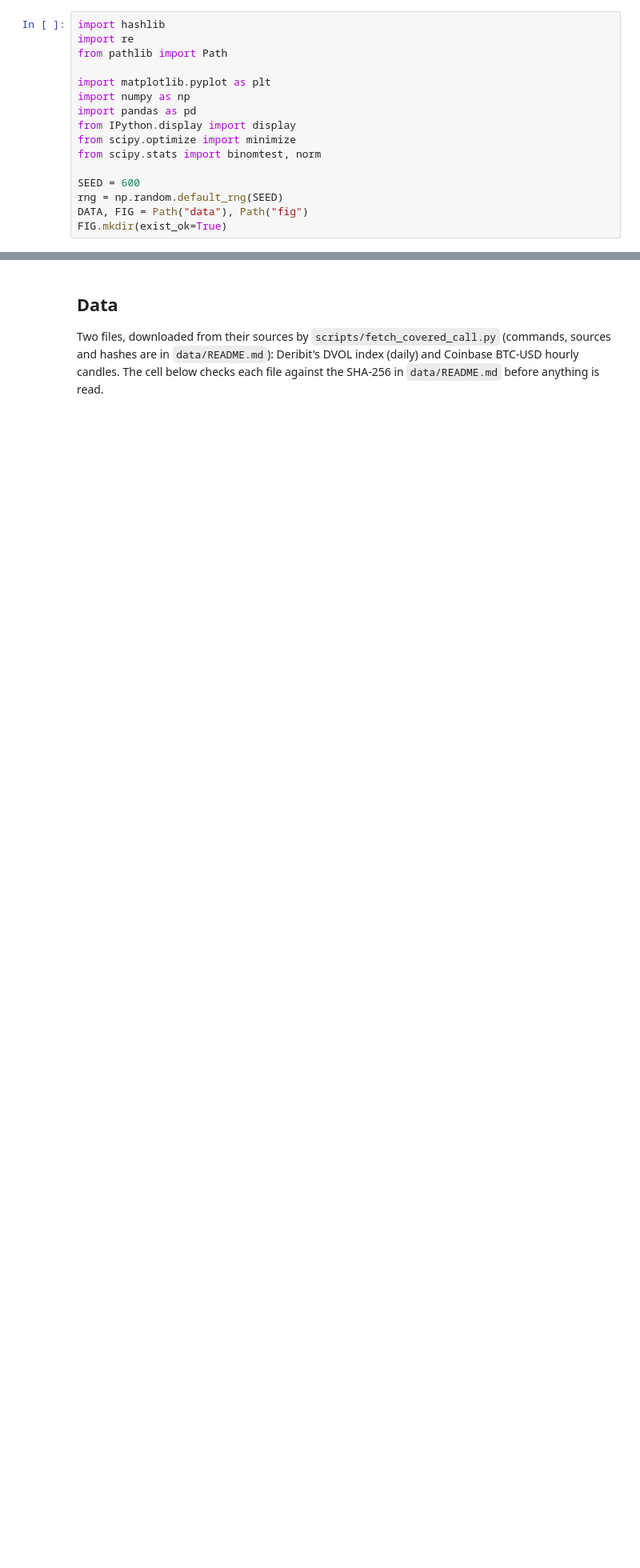
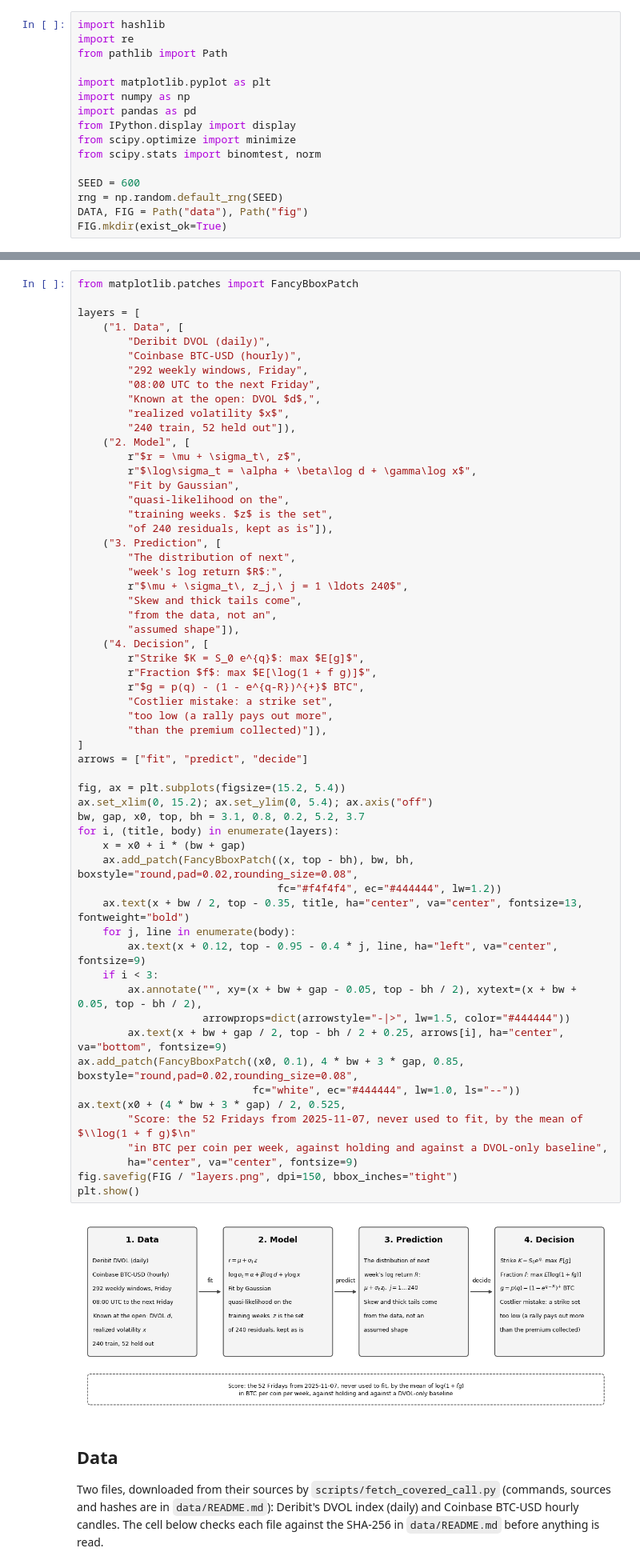
Before and after one commit to zmjohnso/aii600-final-project, a Jupyter notebook: analysis.ipynb, the cells around one changed output, grey strips where cells are left out. Shown at 80% size. Drawn from its saved outputs; the diff is of its cells as text; blank space fills up the shorter version.

```diff
--- a/analysis.ipynb
+++ b/analysis.ipynb
@@ -37,3 +35,63 @@ The layer diagram (data, model, prediction, decision) is still to be drawn for t
+# %%
+from matplotlib.patches import FancyBboxPatch
+
+layers = [
+    ("1. Data", [
+        "Deribit DVOL (daily)",
+        "Coinbase BTC-USD (hourly)",
+        "292 weekly windows, Friday",
+        "08:00 UTC to the next Friday",
+        "Known at the open: DVOL $d$,",
+        "realized volatility $x$",
+        "240 train, 52 held out"]),
+    ("2. Model", [
+        r"$r = \mu + \sigma_t\, z$",
+        r"$\log\sigma_t = \alpha + \beta\log d + \gamma\log x$",
+        "Fit by Gaussian",
+        "quasi-likelihood on the",
+        "training weeks. $z$ is the set",
+        "of 240 residuals, kept as is"]),
+    ("3. Prediction", [
+        "The distribution of next",
+        "week's log return $R$:",
+        r"$\mu + \sigma_t\, z_j,\ j = 1 \ldots 240$",
+        "Skew and thick tails come",
+        "from the data, not an",
+        "assumed shape"]),
+    ("4. Decision", [
+        r"Strike $K = S_0 e^{q}$: max $E[g]$",
+        r"Fraction $f$: max $E[\log(1 + f g)]$",
+        r"$g = p(q) - (1 - e^{q-R})^{+}$ BTC",
+        "Costlier mistake: a strike set",
+        "too low (a rally pays out more",
+        "than the premium collected)"]),
+]
+arrows = ["fit", "predict", "decide"]
+
+fig, ax = plt.subplots(figsize=(15.2, 5.4))
+ax.set_xlim(0, 15.2); ax.set_ylim(0, 5.4); ax.axis("off")
+bw, gap, x0, top, bh = 3.1, 0.8, 0.2, 5.2, 3.7
+for i, (title, body) in enumerate(layers):
+    x = x0 + i * (bw + gap)
+    ax.add_patch(FancyBboxPatch((x, top - bh), bw, bh, boxstyle="round,pad=0.02,rounding_size=0.08",
+                                fc="#f4f4f4", ec="#444444", lw=1.2))
+    ax.text(x + bw / 2, top - 0.35, title, ha="center", va="center", fontsize=13, fontweight="bold")
+    for j, line in enumerate(body):
+        ax.text(x + 0.12, top - 0.95 - 0.4 * j, line, ha="left", va="center", fontsize=9)
+    if i < 3:
+        ax.annotate("", xy=(x + bw + gap - 0.05, top - bh / 2), xytext=(x + bw + 0.05, top - bh / 2),
+                    arrowprops=dict(arrowstyle="-|>", lw=1.5, color="#444444"))
+        ax.text(x + bw + gap / 2, top - bh / 2 + 0.25, arrows[i], ha="center", va="bottom", fontsize=9)
+ax.add_patch(FancyBboxPatch((x0, 0.1), 4 * bw + 3 * gap, 0.85, boxstyle="round,pad=0.02,rounding_size=0.08",
+                            fc="white", ec="#444444", lw=1.0, ls="--"))
+ax.text(x0 + (4 * bw + 3 * gap) / 2, 0.525,
+        "Score: the 52 Fridays from 2025-11-07, never used to fit, by the mean of $\\log(1 + f g)$\n"
+        "in BTC per coin per week, against holding and against a DVOL-only baseline",
+        ha="center", va="center", fontsize=9)
+fig.savefig(FIG / "layers.png", dpi=150, bbox_inches="tight")
+plt.show()
+# %% [output]
+[figure, added]
 # %% [markdown]
 ## Data
 
```
Also changed, not shown: parts of 24 cells of this notebook, 11 other files.
